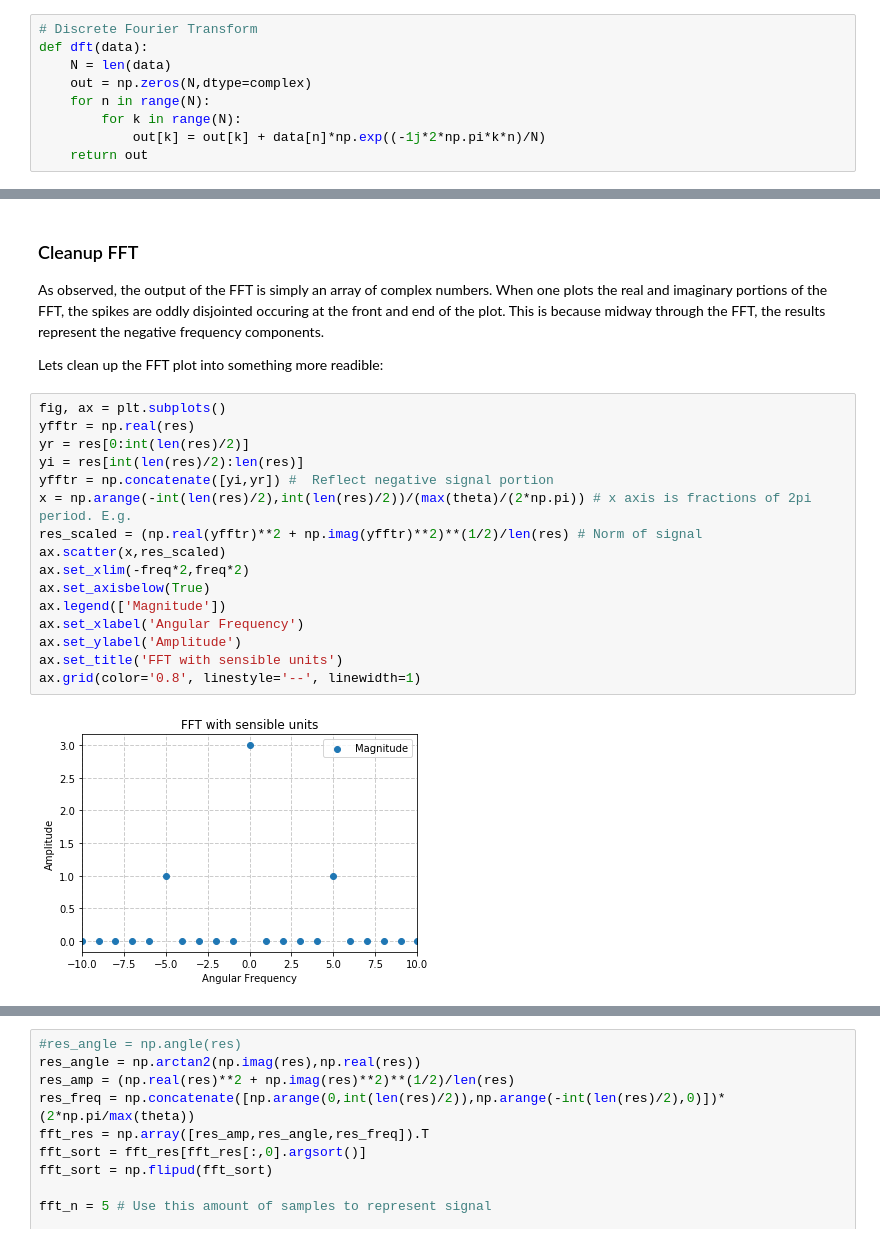
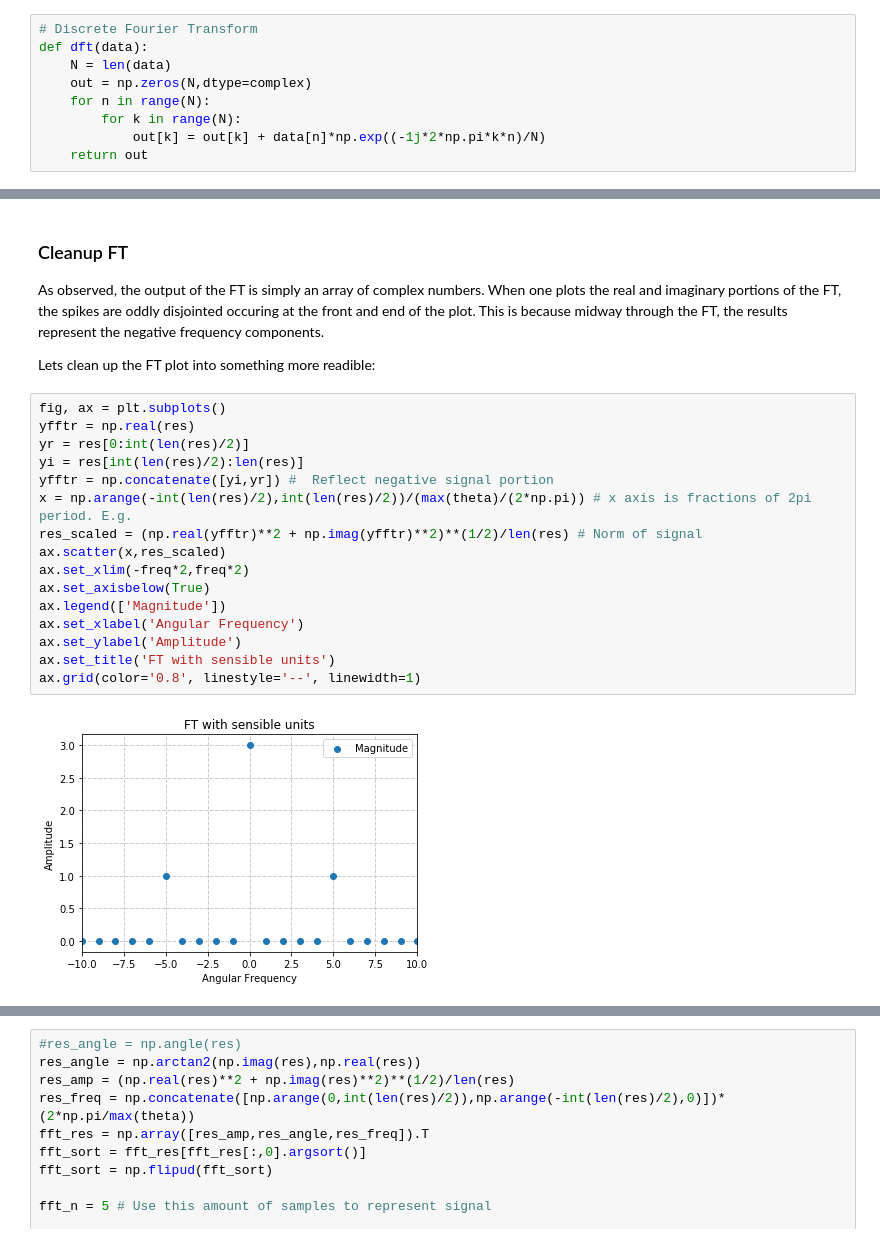
Before and after one commit to NateZimmer/Optimization-Tutorials, a Jupyter notebook: Pages/FourierTransform.ipynb, the cells around one changed output, grey strips where cells are left out. Drawn from its saved outputs; the diff is of its cells as text.

```diff
--- a/Pages/FourierTransform.ipynb
+++ b/Pages/FourierTransform.ipynb
@@ -94,25 +94,25 @@ FFT Results:
 # %% [markdown]
-### Cleanup FFT
+### Cleanup FT
 
-As observed, the output of the FFT is simply an array of complex numbers. When one plots the real and imaginary portions of the FFT, the spikes are oddly disjointed occuring at the front and end of the plot. This is because midway through the FFT, the results represent the negative frequency components.
+As observed, the output of the FT is simply an array of complex numbers. When one plots the real and imaginary portions of the FT, the spikes are oddly disjointed occuring at the front and end of the plot. This is because midway through the FT, the results represent the negative frequency components.
 
-Lets clean up the FFT plot into something more readible:
+Lets clean up the FT plot into something more readible:
 # %%
 fig, ax = plt.subplots()
 yfftr = np.real(res)
 yr = res[0:int(len(res)/2)]
 yi = res[int(len(res)/2):len(res)]
 yfftr = np.concatenate([yi,yr]) #  Reflect negative signal portion
 x = np.arange(-int(len(res)/2),int(len(res)/2))/(max(theta)/(2*np.pi)) # x axis is fractions of 2pi period. E.g.
 res_scaled = (np.real(yfftr)**2 + np.imag(yfftr)**2)**(1/2)/len(res) # Norm of signal
 ax.scatter(x,res_scaled)
 ax.set_xlim(-freq*2,freq*2)
 ax.set_axisbelow(True)
 ax.legend(['Magnitude'])
 ax.set_xlabel('Angular Frequency')
 ax.set_ylabel('Amplitude')
-ax.set_title('FFT with sensible units')
+ax.set_title('FT with sensible units')
 ax.grid(color='0.8', linestyle='--', linewidth=1)
 # %% [output]
-[figure, old version]
+[figure, new version]
 # %% [markdown]
```
Also changed, not shown: parts of 6 cells of this notebook.
